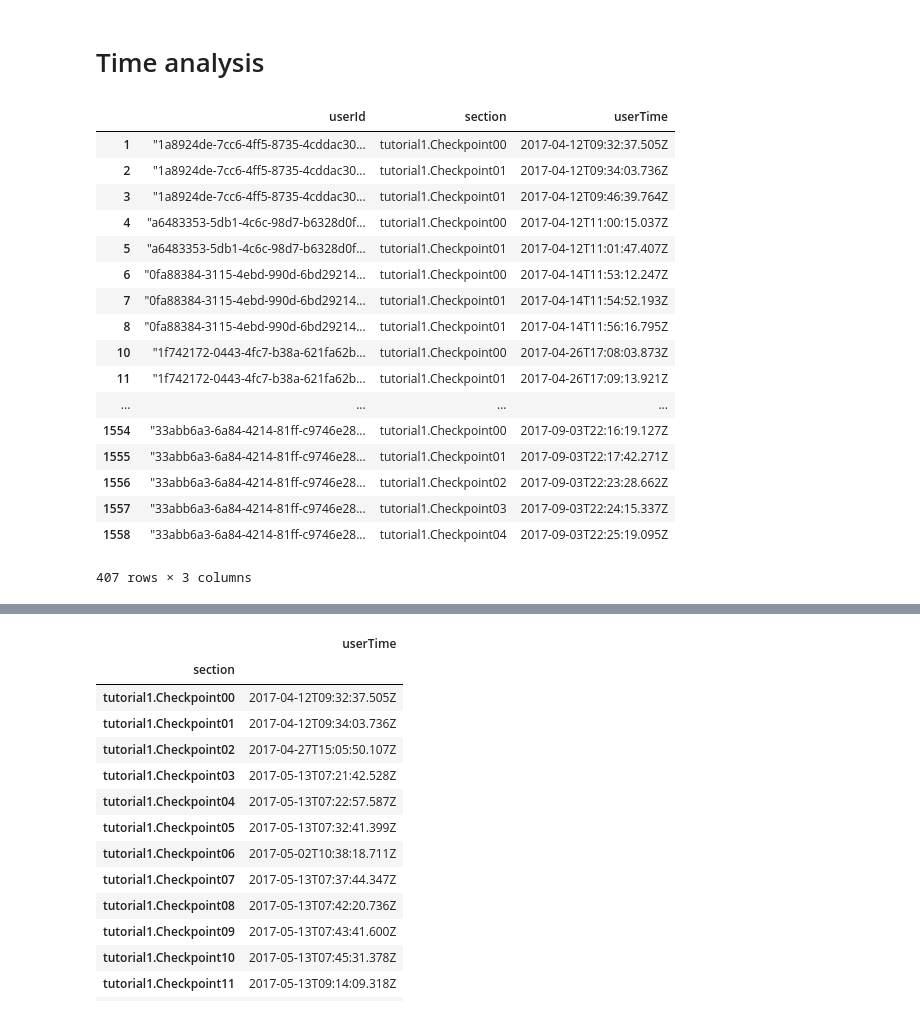
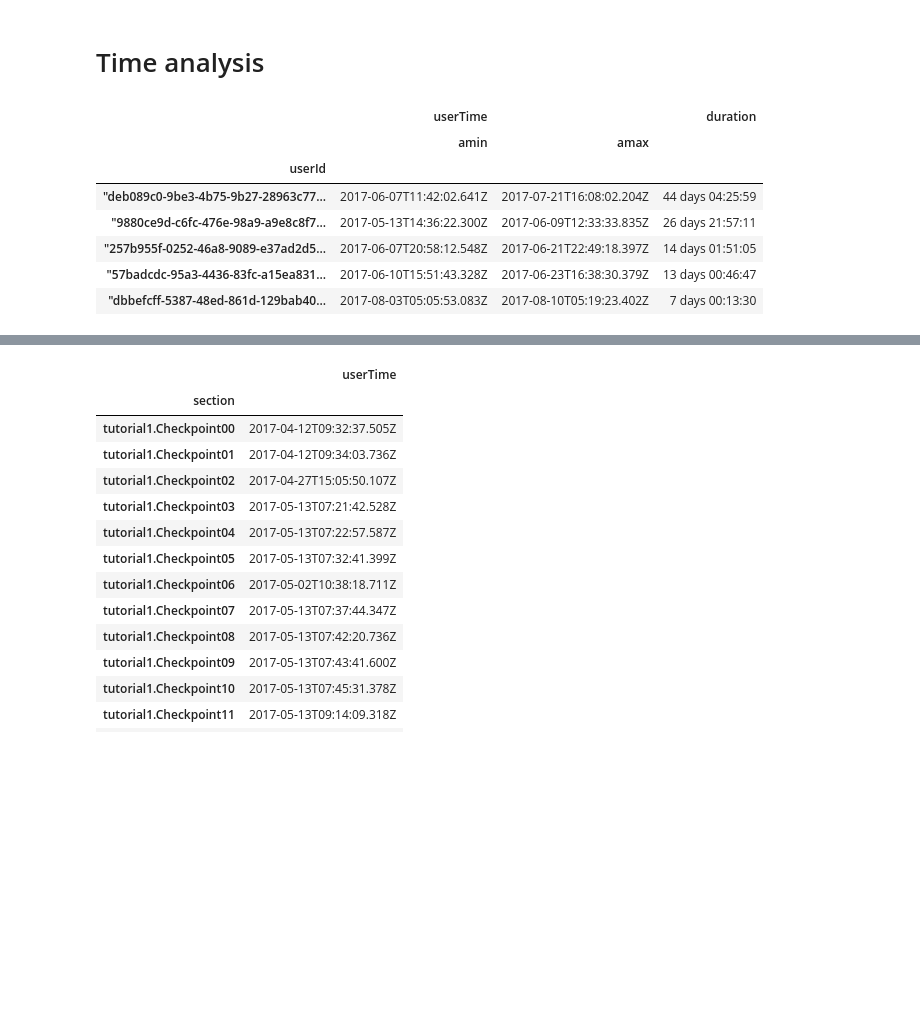
Before and after one commit to CyberCRI/dataanalysis-herocoli-redmetrics, a Jupyter notebook: v1.52/4. User comparison.ipynb, the cells around one changed output, grey strips where cells are left out. Cells and saved outputs as stored; diff of their text form; code cells hidden in the pictures; blank space fills up the shorter version.

```diff
--- a/v1.52/4. User comparison.ipynb
+++ b/v1.52/4. User comparison.ipynb
@@ -110,25 +98,19 @@ checkpoints
 # %% [markdown]
 # Time analysis
-# %%
-#userTimedSections = userSections.groupby("userId").agg({ "userTime": np.min })
-userTimedSections = userSections.groupby("userId")
-userTimedSections.head()
-# %% [output]
-|  | userId | section | userTime |
-| 1 | "1a8924de-7cc6-4ff5-8735-4cddac30... | tutorial1.Checkpoint00 | 2017-04-12T09:32:37.505Z |
-| 2 | "1a8924de-7cc6-4ff5-8735-4cddac30... | tutorial1.Checkpoint01 | 2017-04-12T09:34:03.736Z |
-| 3 | "1a8924de-7cc6-4ff5-8735-4cddac30... | tutorial1.Checkpoint01 | 2017-04-12T09:46:39.764Z |
-| 4 | "a6483353-5db1-4c6c-98d7-b6328d0f... | tutorial1.Checkpoint00 | 2017-04-12T11:00:15.037Z |
-| 5 | "a6483353-5db1-4c6c-98d7-b6328d0f... | tutorial1.Checkpoint01 | 2017-04-12T11:01:47.407Z |
-| 6 | "0fa88384-3115-4ebd-990d-6bd29214... | tutorial1.Checkpoint00 | 2017-04-14T11:53:12.247Z |
-| 7 | "0fa88384-3115-4ebd-990d-6bd29214... | tutorial1.Checkpoint01 | 2017-04-14T11:54:52.193Z |
-| 8 | "0fa88384-3115-4ebd-990d-6bd29214... | tutorial1.Checkpoint01 | 2017-04-14T11:56:16.795Z |
-| 10 | "1f742172-0443-4fc7-b38a-621fa62b... | tutorial1.Checkpoint00 | 2017-04-26T17:08:03.873Z |
-| 11 | "1f742172-0443-4fc7-b38a-621fa62b... | tutorial1.Checkpoint01 | 2017-04-26T17:09:13.921Z |
-| ... | ... | ... | ... |
-| 1554 | "33abb6a3-6a84-4214-81ff-c9746e28... | tutorial1.Checkpoint00 | 2017-09-03T22:16:19.127Z |
-| 1555 | "33abb6a3-6a84-4214-81ff-c9746e28... | tutorial1.Checkpoint01 | 2017-09-03T22:17:42.271Z |
-| 1556 | "33abb6a3-6a84-4214-81ff-c9746e28... | tutorial1.Checkpoint02 | 2017-09-03T22:23:28.662Z |
-| 1557 | "33abb6a3-6a84-4214-81ff-c9746e28... | tutorial1.Checkpoint03 | 2017-09-03T22:24:15.337Z |
-| 1558 | "33abb6a3-6a84-4214-81ff-c9746e28... | tutorial1.Checkpoint04 | 2017-09-03T22:25:19.095Z |
-407 rows × 3 columns
+# %%
+#userTimedSections = userSections.groupby("userId").agg({ "userTime": np.min })
+#userTimedSections = userSections.groupby("userId")
+userTimes = userSections.groupby("userId").agg({ "userTime": [np.min, np.max] })
+userTimes["duration"] = pd.to_datetime(userTimes["userTime"]["amax"]) - pd.to_datetime(userTimes["userTime"]["amin"])
+userTimes["duration"] = userTimes["duration"].map(lambda x: np.timedelta64(x, 's'))
+userTimes = userTimes.sort_values(by=['duration'], ascending=[False])
+userTimes.head()
+# %% [output]
+|  | userTime |  | duration |
+|  | amin | amax |  |
+| userId |  |  |  |
+| "deb089c0-9be3-4b75-9b27-28963c77... | 2017-06-07T11:42:02.641Z | 2017-07-21T16:08:02.204Z | 44 days 04:25:59 |
+| "9880ce9d-c6fc-476e-98a9-a9e8c8f7... | 2017-05-13T14:36:22.300Z | 2017-06-09T12:33:33.835Z | 26 days 21:57:11 |
+| "257b955f-0252-46a8-9089-e37ad2d5... | 2017-06-07T20:58:12.548Z | 2017-06-21T22:49:18.397Z | 14 days 01:51:05 |
+| "57badcdc-95a3-4436-83fc-a15ea831... | 2017-06-10T15:51:43.328Z | 2017-06-23T16:38:30.379Z | 13 days 00:46:47 |
+| "dbbefcff-5387-48ed-861d-129bab40... | 2017-08-03T05:05:53.083Z | 2017-08-10T05:19:23.402Z | 7 days 00:13:30 |
```
Also changed, not shown: parts of 2 cells of this notebook, 8 other files.
